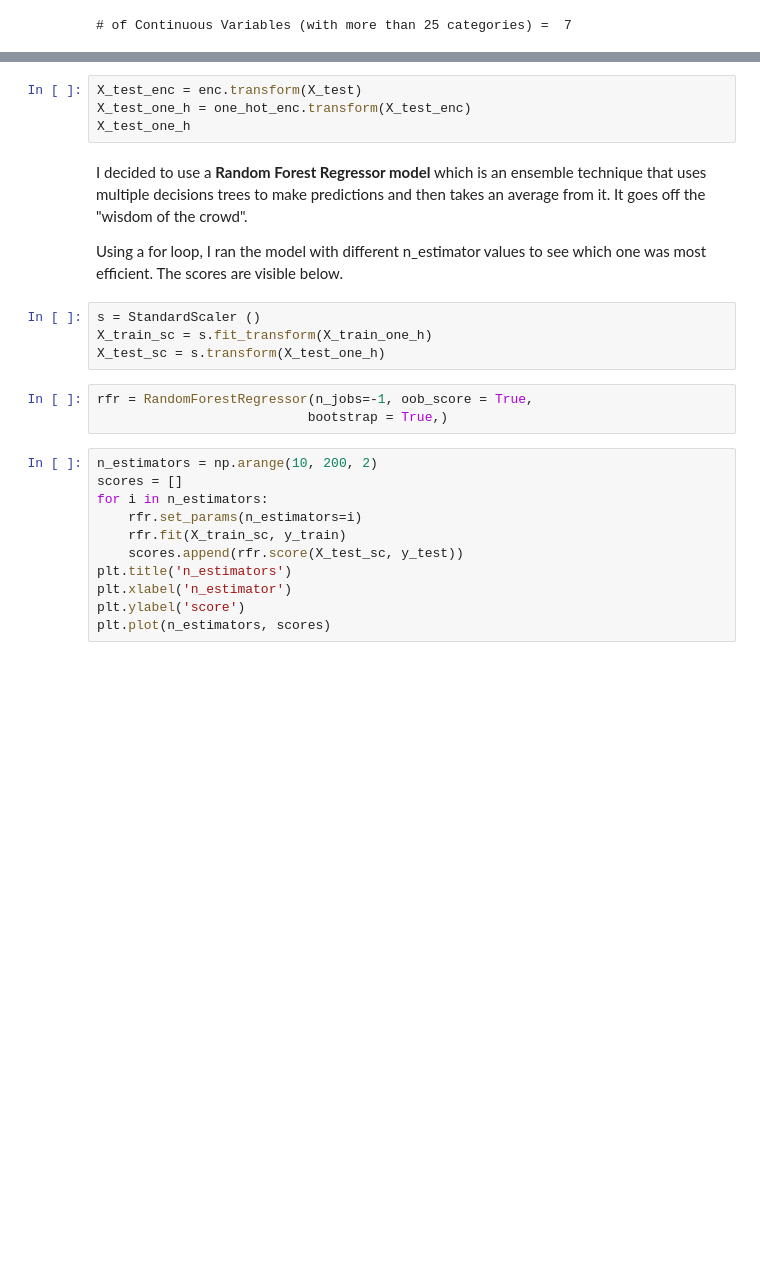
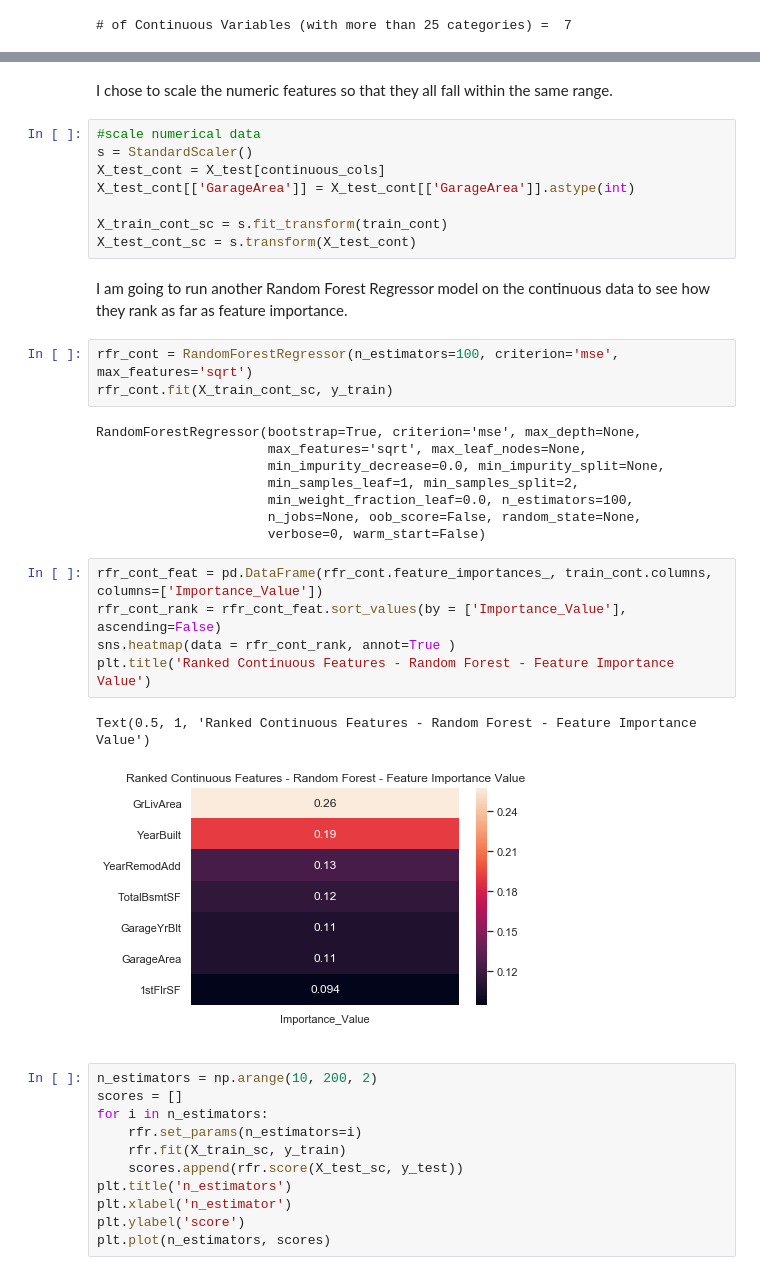
Before and after one commit to ebonnecab/mozilla-ds-project, a Jupyter notebook: analysis.ipynb, the cells around one changed output, grey strips where cells are left out. Drawn from its saved outputs; the diff is of its cells as text; blank space fills up the shorter version.

Commit message:
ran model on continuous features

```diff
--- a/analysis.ipynb
+++ b/analysis.ipynb
@@ -838,18 +833,38 @@ X_train_one_h
-# %%
-X_test_enc = enc.transform(X_test)
-X_test_one_h = one_hot_enc.transform(X_test_enc)
-X_test_one_h
+# %% [markdown]
+I chose to scale the numeric features so that they all fall within the same range.
+# %%
+#scale numerical data
+s = StandardScaler()
+X_test_cont = X_test[continuous_cols]
+X_test_cont[['GarageArea']] = X_test_cont[['GarageArea']].astype(int)
+
+X_train_cont_sc = s.fit_transform(train_cont)
+X_test_cont_sc = s.transform(X_test_cont)
+# %% [markdown]
+I am going to run another Random Forest Regressor model on the continuous data to see how they rank as far as feature importance.
+# %%
+rfr_cont = RandomForestRegressor(n_estimators=100, criterion='mse', max_features='sqrt')
+rfr_cont.fit(X_train_cont_sc, y_train)
+# %% [output]
+RandomForestRegressor(bootstrap=True, criterion='mse', max_depth=None,
+                      max_features='sqrt', max_leaf_nodes=None,
+                      min_impurity_decrease=0.0, min_impurity_split=None,
+                      min_samples_leaf=1, min_samples_split=2,
+                      min_weight_fraction_leaf=0.0, n_estimators=100,
+                      n_jobs=None, oob_score=False, random_state=None,
+                      verbose=0, warm_start=False)
+# %%
+rfr_cont_feat = pd.DataFrame(rfr_cont.feature_importances_, train_cont.columns, columns=['Importance_Value'])
+rfr_cont_rank = rfr_cont_feat.sort_values(by = ['Importance_Value'], ascending=False)
+sns.heatmap(data = rfr_cont_rank, annot=True )
+plt.title('Ranked Continuous Features - Random Forest - Feature Importance Value')
+# %% [output]
+Text(0.5, 1, 'Ranked Continuous Features - Random Forest - Feature Importance Value')
+[figure, added]
 # %% [markdown]
-I decided to use a **Random Forest Regressor model** which is an ensemble technique that uses multiple decisions trees to make predictions and then takes an average from it. It goes off the "wisdom of the crowd".
+<!-- I decided to use a **Random Forest Regressor model** which is an ensemble technique that uses multiple decisions trees to make predictions and then takes an average from it. It goes off the "wisdom of the crowd".
 
-Using a for loop, I ran the model with different n_estimator values to see which one was most efficient. The scores are visible below.
+Using a for loop, I ran the model with different n_estimator values to see which one was most efficient. The scores are visible below. -->
-# %%
-s = StandardScaler ()
-X_train_sc = s.fit_transform(X_train_one_h)
-X_test_sc = s.transform(X_test_one_h)
-# %%
-rfr = RandomForestRegressor(n_jobs=-1, oob_score = True,
-                           bootstrap = True,)
 # %%
 n_estimators = np.arange(10, 200, 2)
 scores = []
```
Also changed, not shown: parts of 13 cells of this notebook.
